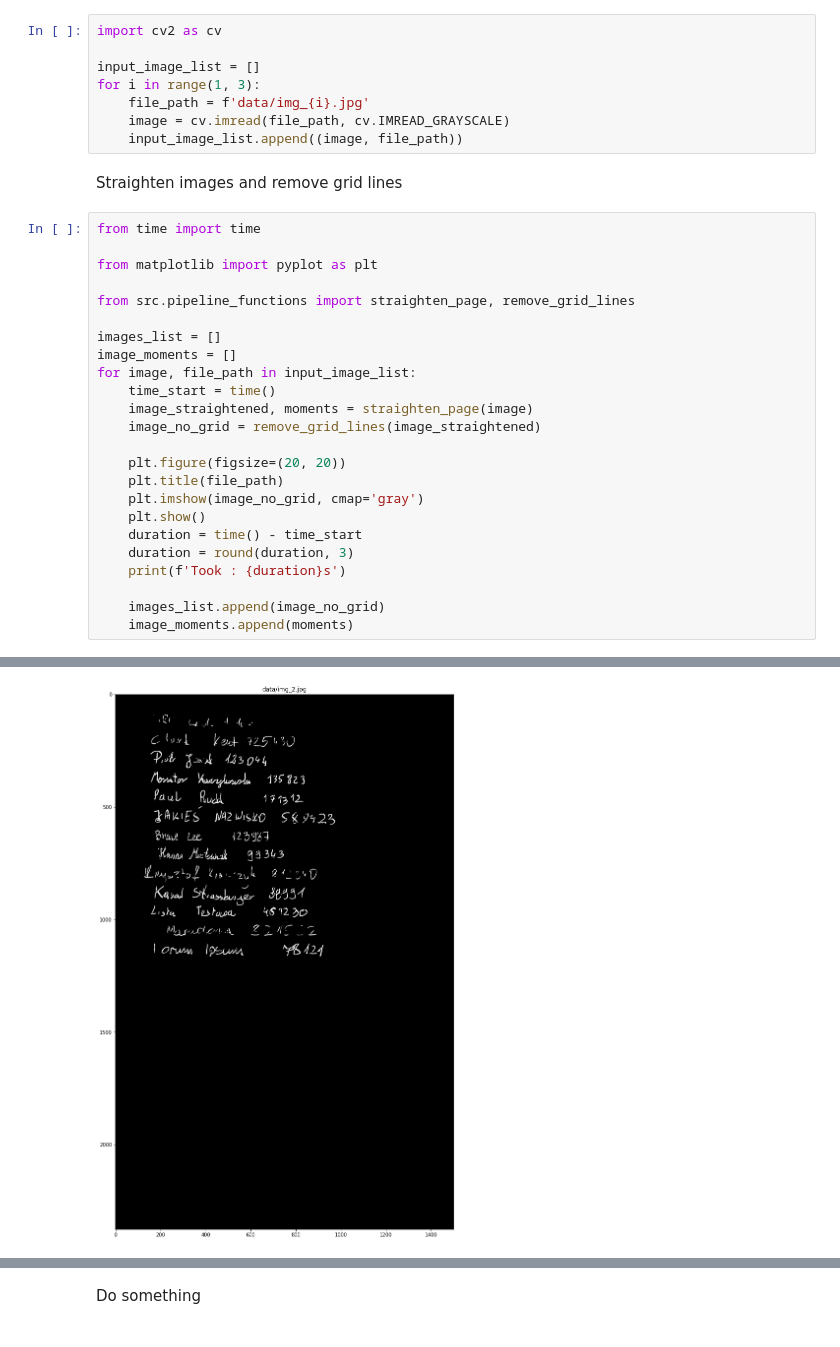
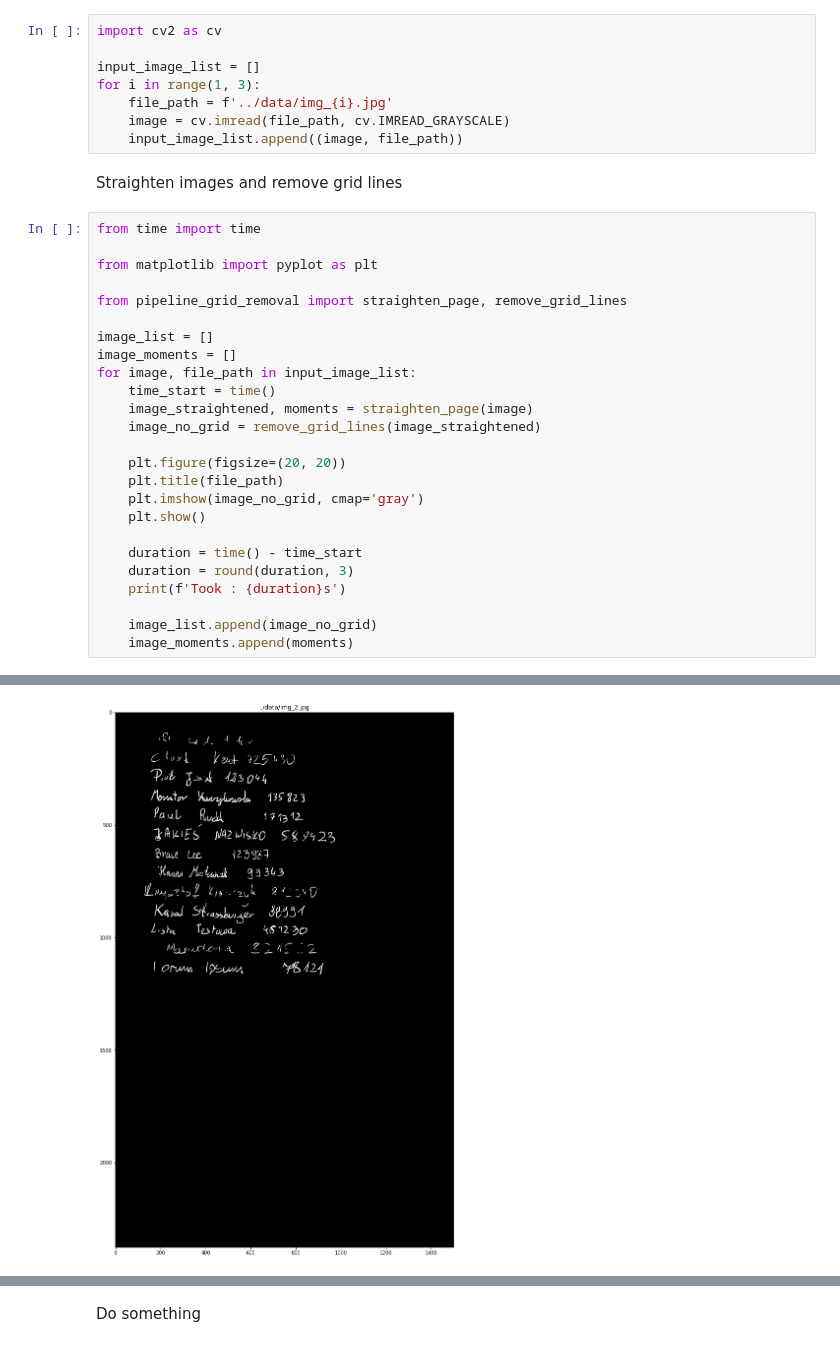
Before and after one commit to PUT-II/Computer-Vision-Project-2, a Jupyter notebook: main_notebooks/main_pipeline_test.ipynb, the cells around one changed output, grey strips where cells are left out. Cells and saved outputs as stored; diff of their text form.

Commit message:
Moved word detection code to pipeline_word_detection.py, refactored main_pipeline_test.ipynb, added requirements.txt

```diff
--- a/main_pipeline_test.ipynb
+++ b/main_notebooks/main_pipeline_test.ipynb
@@ -13,7 +13,7 @@ import cv2 as cv
 
 input_image_list = []
 for i in range(1, 3):
-    file_path = f'data/img_{i}.jpg'
+    file_path = f'../data/img_{i}.jpg'
     image = cv.imread(file_path, cv.IMREAD_GRAYSCALE)
     input_image_list.append((image, file_path))
 # %% [markdown]
@@ -23,9 +23,9 @@ from time import time
 
 from matplotlib import pyplot as plt
 
-from src.pipeline_functions import straighten_page, remove_grid_lines
+from pipeline_grid_removal import straighten_page, remove_grid_lines
 
-images_list = []
+image_list = []
 image_moments = []
 for image, file_path in input_image_list:
     time_start = time()
@@ -36,11 +36,12 @@ for image, file_path in input_image_list:
     plt.title(file_path)
     plt.imshow(image_no_grid, cmap='gray')
     plt.show()
+
     duration = time() - time_start
     duration = round(duration, 3)
     print(f'Took : {duration}s')
 
-    images_list.append(image_no_grid)
+    image_list.append(image_no_grid)
     image_moments.append(moments)
 # %% [output]
 [figure]
@@ -48 +49 @@ Took : 12.544s
-[figure, old version]
+[figure, new version]
```
Also changed, not shown: parts of 10 cells of this notebook, 6 other files.
